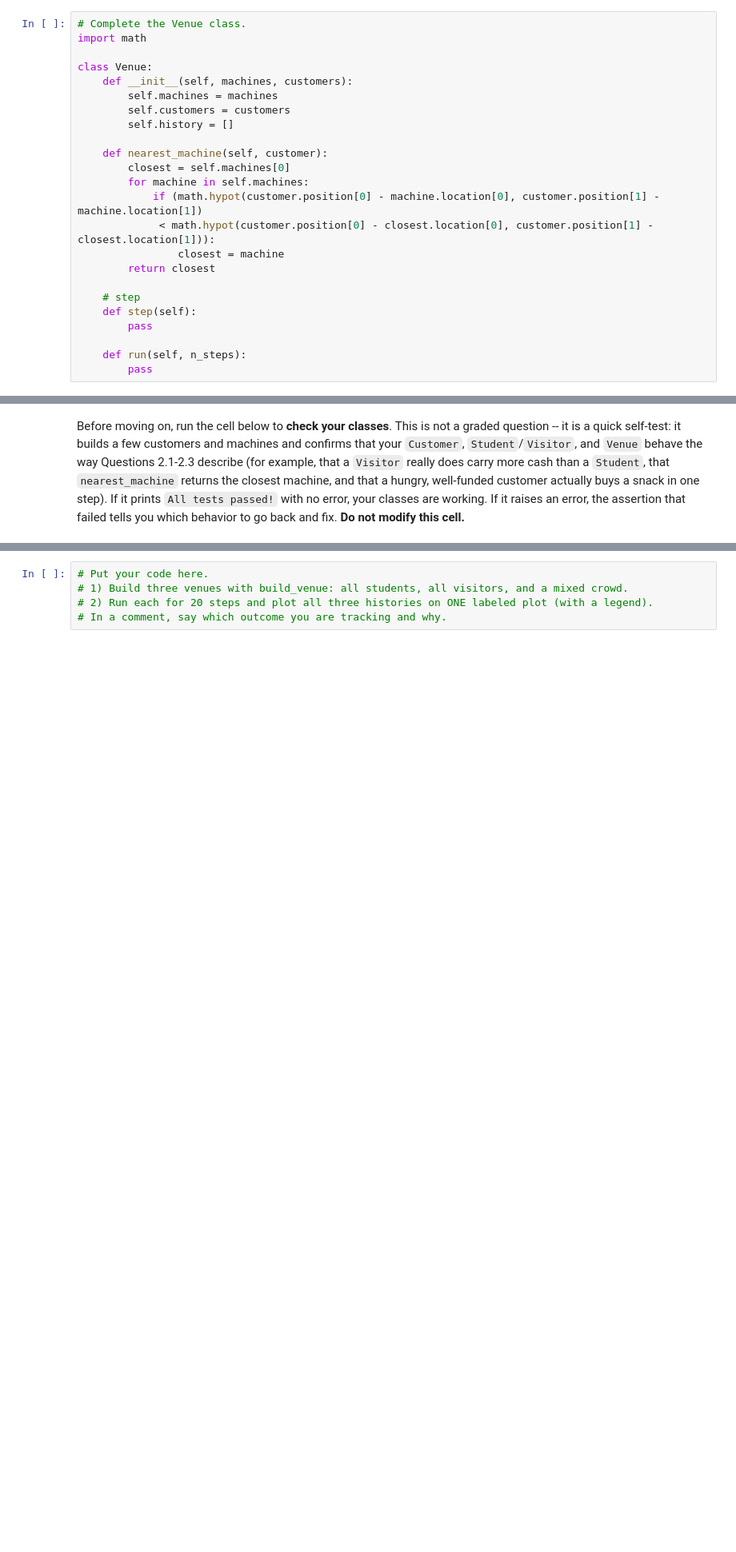
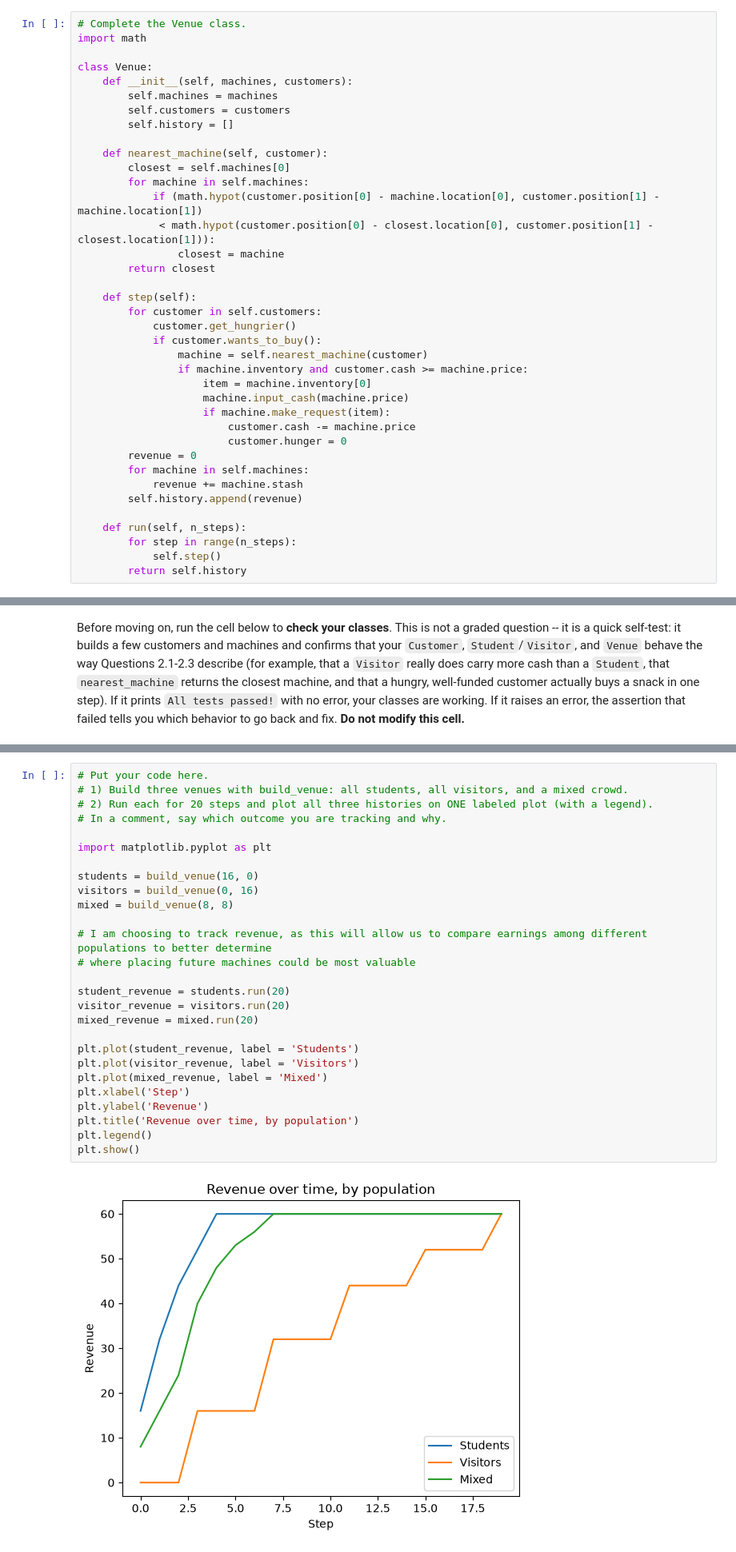
Before and after one commit to andiehart/CMSE202-f26-turnin, a Jupyter notebook: hw2/HW02-ABMandGraphTheory-STUDENT.ipynb, the cells around one changed output, grey strips where cells are left out. Shown at 80% size. Saved outputs shown, nothing was run; the diff lists cells and outputs as text; blank space fills up the shorter version.

```diff
--- a/hw2/HW02-ABMandGraphTheory-STUDENT.ipynb
+++ b/hw2/HW02-ABMandGraphTheory-STUDENT.ipynb
@@ -271,12 +271,26 @@ class Venue:
                 closest = machine
         return closest
 
-    # step
     def step(self):
-        pass
+        for customer in self.customers:
+            customer.get_hungrier()
+            if customer.wants_to_buy():
+                machine = self.nearest_machine(customer)
+                if machine.inventory and customer.cash >= machine.price:
+                    item = machine.inventory[0]
+                    machine.input_cash(machine.price)
+                    if machine.make_request(item):
+                        customer.cash -= machine.price
+                        customer.hunger = 0
+        revenue = 0
+        for machine in self.machines:
+            revenue += machine.stash
+        self.history.append(revenue)
 
     def run(self, n_steps):
-        pass
+        for step in range(n_steps):
+            self.step()
+        return self.history
 # %% [markdown]
 <!-- END QUESTION -->
 <!-- DO NOT MODIFY OR DELETE THIS CELL -->
@@ -358,8 +376,32 @@ you chose and why it is interesting**.
 # %%
 # Put your code here.
 # 1) Build three venues with build_venue: all students, all visitors, and a mixed crowd.
 # 2) Run each for 20 steps and plot all three histories on ONE labeled plot (with a legend).
 # In a comment, say which outcome you are tracking and why.
+
+import matplotlib.pyplot as plt
+
+students = build_venue(16, 0)
+visitors = build_venue(0, 16)
+mixed = build_venue(8, 8)
+
+# I am choosing to track revenue, as this will allow us to compare earnings among different populations to better determine
+# where placing future machines could be most valuable
+
+student_revenue = students.run(20)
+visitor_revenue = visitors.run(20)
+mixed_revenue = mixed.run(20)
+
+plt.plot(student_revenue, label = 'Students')
+plt.plot(visitor_revenue, label = 'Visitors')
+plt.plot(mixed_revenue, label = 'Mixed')
+plt.xlabel('Step')
+plt.ylabel('Revenue')
+plt.title('Revenue over time, by population')
+plt.legend()
+plt.show()
+# %% [output]
+[figure, added]
 # %% [markdown]
 <!-- END QUESTION -->
 <!-- DO NOT MODIFY OR DELETE THIS CELL -->
```
Also changed, not shown: parts of 10 cells of this notebook, 1 other file.
